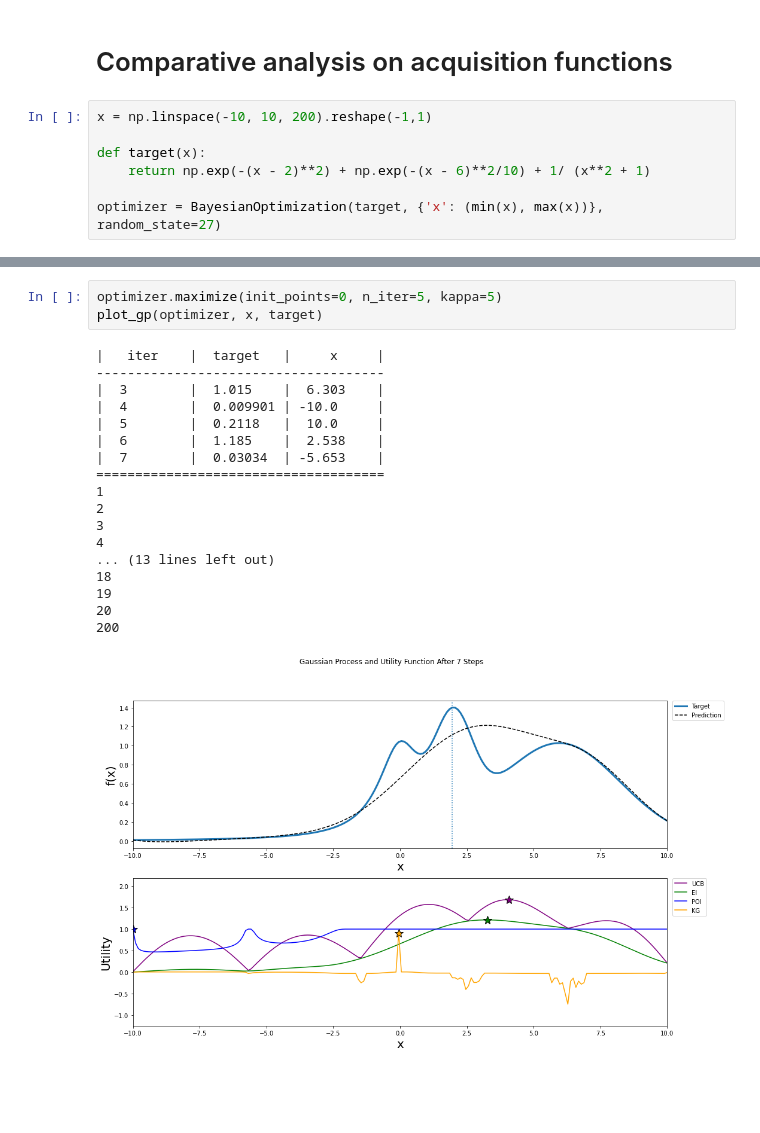
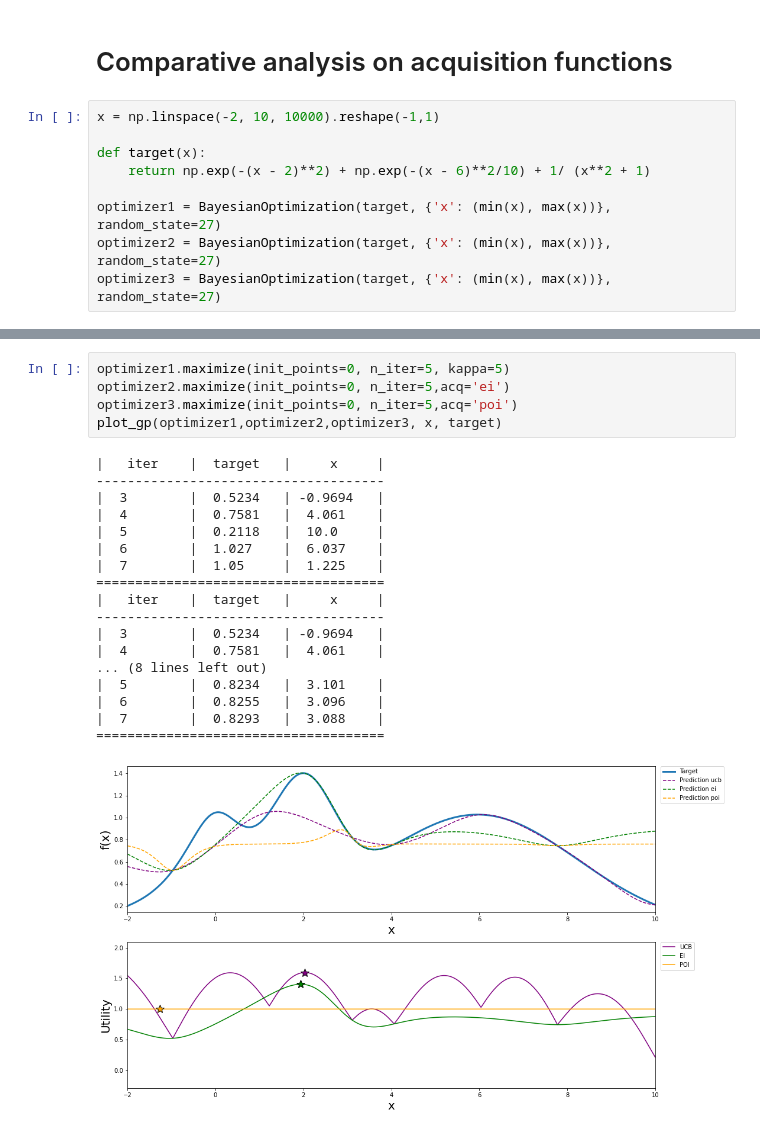
Before and after one commit to MartinaGaravaglia/BayesianOptimization, a Jupyter notebook: examples/plot_acq_func_examples.ipynb, the cells around one changed output, grey strips where cells are left out. Saved outputs shown, nothing was run; the diff lists cells and outputs as text; blank space fills up the shorter version.

```diff
--- a/examples/plot_acq_func_examples.ipynb
+++ b/examples/plot_acq_func_examples.ipynb
@@ -20,10 +20,12 @@ from scipy.optimize import minimize
 # %% [markdown]
 # Comparative analysis on acquisition functions
 # %%
-x = np.linspace(-10, 10, 200).reshape(-1,1)
+x = np.linspace(-2, 10, 10000).reshape(-1,1)
 
 def target(x):
     return np.exp(-(x - 2)**2) + np.exp(-(x - 6)**2/10) + 1/ (x**2 + 1)
 
-optimizer = BayesianOptimization(target, {'x': (min(x), max(x))}, random_state=27)
+optimizer1 = BayesianOptimization(target, {'x': (min(x), max(x))}, random_state=27)
+optimizer2 = BayesianOptimization(target, {'x': (min(x), max(x))}, random_state=27)
+optimizer3 = BayesianOptimization(target, {'x': (min(x), max(x))}, random_state=27)
 # %%
@@ -60,23 +53,25 @@ plot_gp(optimizer, x, target)
 # %%
-optimizer.maximize(init_points=0, n_iter=5, kappa=5)
-plot_gp(optimizer, x, target)
+optimizer1.maximize(init_points=0, n_iter=5, kappa=5)
+optimizer2.maximize(init_points=0, n_iter=5,acq='ei')
+optimizer3.maximize(init_points=0, n_iter=5,acq='poi')
+plot_gp(optimizer1,optimizer2,optimizer3, x, target)
 # %% [output]
 |   iter    |  target   |     x     |
 -------------------------------------
-|  3        |  1.015    |  6.303    |
-|  4        |  0.009901 | -10.0     |
+|  3        |  0.5234   | -0.9694   |
+|  4        |  0.7581   |  4.061    |
 |  5        |  0.2118   |  10.0     |
-|  6        |  1.185    |  2.538    |
-|  7        |  0.03034  | -5.653    |
+|  6        |  1.027    |  6.037    |
+|  7        |  1.05     |  1.225    |
 =====================================
-1
-2
-3
-4
-... (13 lines left out)
-18
-19
-20
-200
+|   iter    |  target   |     x     |
+-------------------------------------
+|  3        |  0.5234   | -0.9694   |
+|  4        |  0.7581   |  4.061    |
+... (8 lines left out)
+|  5        |  0.8234   |  3.101    |
+|  6        |  0.8255   |  3.096    |
+|  7        |  0.8293   |  3.088    |
+=====================================
-[figure, old version]
+[figure, new version]
 # %%
```
Also changed, not shown: parts of 7 cells of this notebook, 1 other file.
